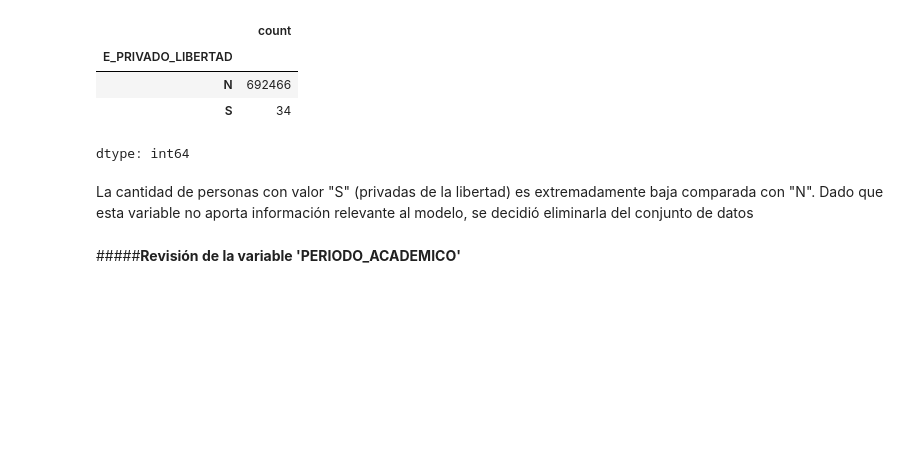
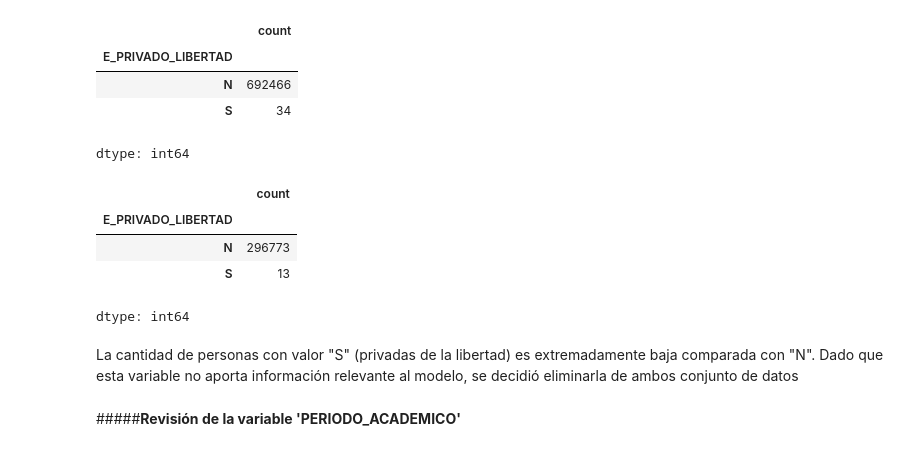
Before and after one commit to MiguelAngel1l/UDEA-ai4eng-20252, a Jupyter notebook: 02 - preprocesado.ipynb, the cells around one changed output. Drawn from its saved outputs; the diff is of its cells as text; code cells hidden in the pictures; blank space fills up the shorter version.

```diff
--- a/02 - preprocesado.ipynb
+++ b/02 - preprocesado.ipynb
@@ -115,8 +163,17 @@ train["E_PRIVADO_LIBERTAD"].value_counts(dropna=False)
 | N | 692466 |
 | S | 34 |
 dtype: int64
+# %%
+# Se analiza la proporción de personas privadas de la libertad
+test["E_PRIVADO_LIBERTAD"].value_counts(dropna=False)
+# %% [output]
+|  | count |
+| E_PRIVADO_LIBERTAD |  |
+| N | 296773 |
+| S | 13 |
+dtype: int64
 # %% [markdown]
-La cantidad de personas con valor "S" (privadas de la libertad) es extremadamente baja comparada con "N". Dado que esta variable no aporta información relevante al modelo, se decidió eliminarla del conjunto de datos
+La cantidad de personas con valor "S" (privadas de la libertad) es extremadamente baja comparada con "N". Dado que esta variable no aporta información relevante al modelo, se decidió eliminarla de ambos conjunto de datos
 # %% [markdown]
 #####**Revisión de la variable 'PERIODO_ACADEMICO'**
 # %%
```
Also changed, not shown: parts of 28 cells of this notebook.
